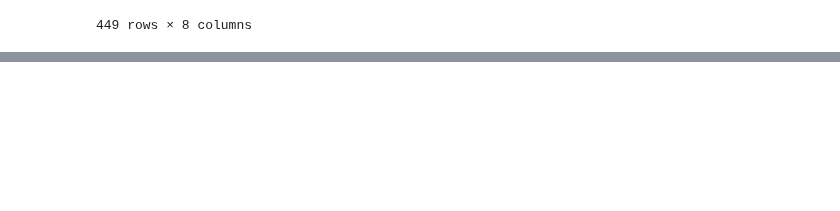
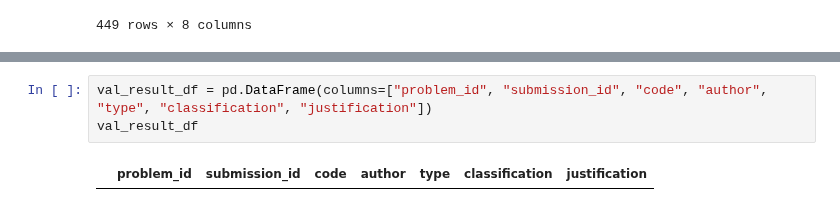
Before and after one commit to capstone-cp49/grader-rag, a Jupyter notebook: src/rag_prototype.ipynb, the cells around one changed output, grey strips where cells are left out. Cells and saved outputs as stored; diff of their text form; blank space fills up the shorter version.

```diff
--- a/src/rag_prototype.ipynb
+++ b/src/rag_prototype.ipynb
@@ -562,0 +597,5 @@ pbar.close()
+# %%
+val_result_df = pd.DataFrame(columns=["problem_id", "submission_id", "code", "author", "type", "classification", "justification"])
+val_result_df
+# %% [output]
+|  | problem_id | submission_id | code | author | type | classification | justification |
```
Also changed, not shown: parts of 17 cells of this notebook.
